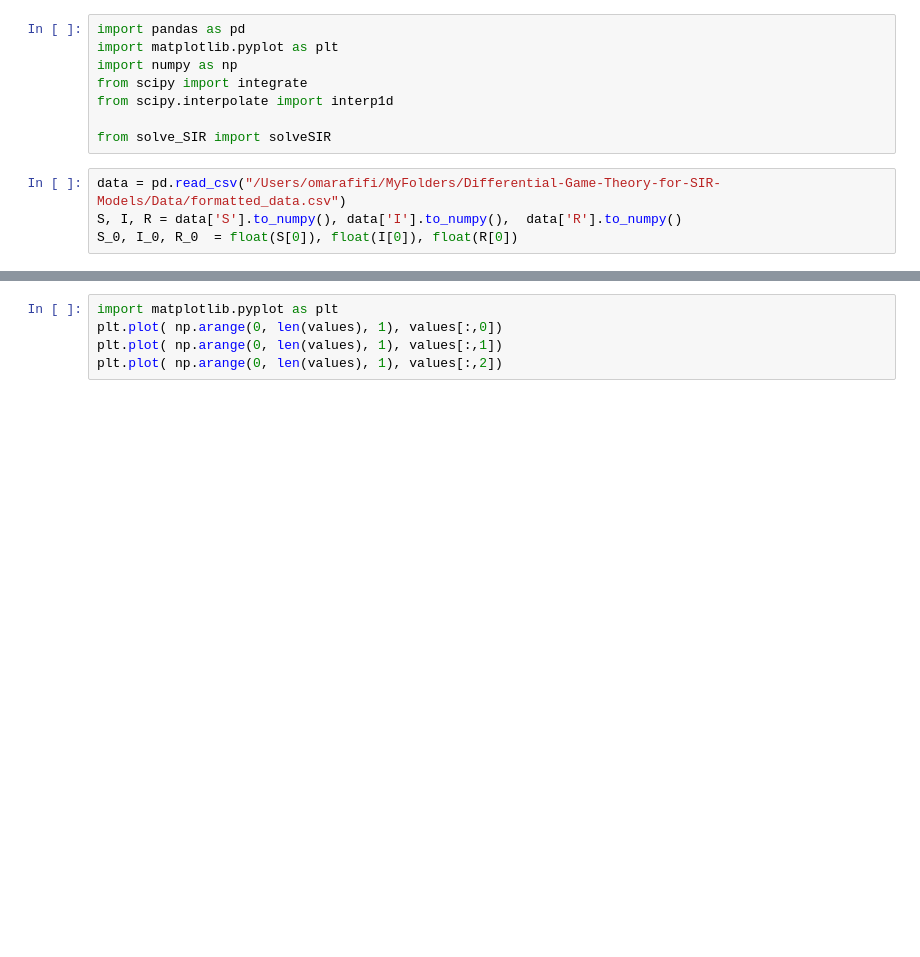
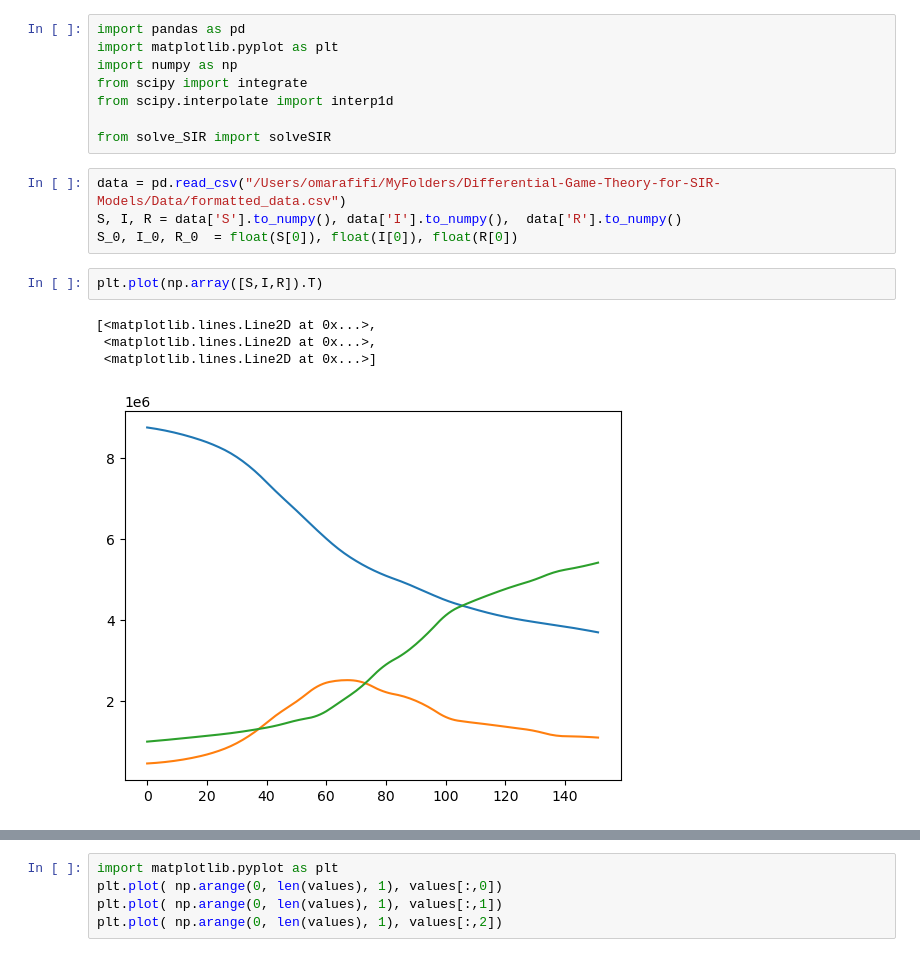
Before and after one commit to oaf9/Differential-Game-Theory-for-SIR-Models, a Jupyter notebook: Code/sir_notebook.ipynb, the cells around one changed output, grey strips where cells are left out. Saved outputs shown, nothing was run; the diff lists cells and outputs as text; blank space fills up the shorter version.

```diff
--- a/Code/sir_notebook.ipynb
+++ b/Code/sir_notebook.ipynb
@@ -10,6 +10,13 @@ from solve_SIR import solveSIR
 data = pd.read_csv("/Users/omarafifi/MyFolders/Differential-Game-Theory-for-SIR-Models/Data/formatted_data.csv")
 S, I, R = data['S'].to_numpy(), data['I'].to_numpy(),  data['R'].to_numpy()
 S_0, I_0, R_0  = float(S[0]), float(I[0]), float(R[0])
+# %%
+plt.plot(np.array([S,I,R]).T)
+# %% [output]
+[<matplotlib.lines.Line2D at 0x...>,
+ <matplotlib.lines.Line2D at 0x...>,
+ <matplotlib.lines.Line2D at 0x...>]
+[figure, added]
 # %%
 solver = solveSIR(S_true = S, I_true = I,
                   R_true = R, N = 10200000,
```
Also changed, not shown: parts of 11 cells of this notebook, 1 other file.
